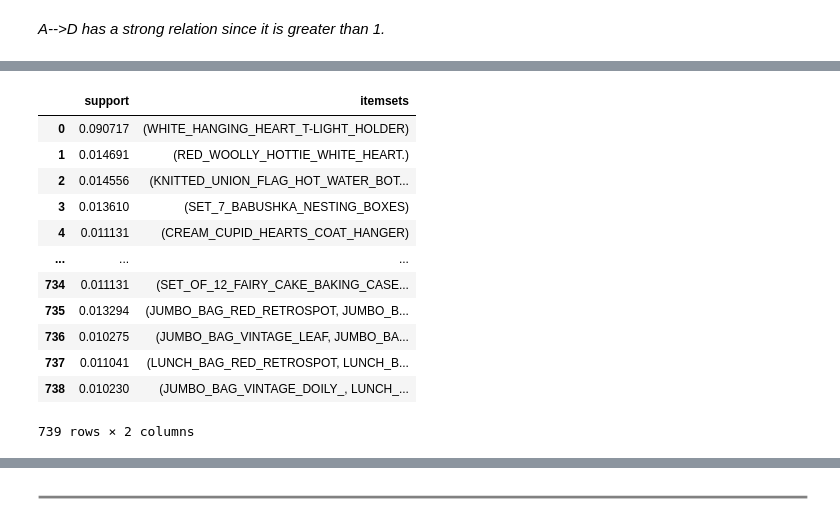
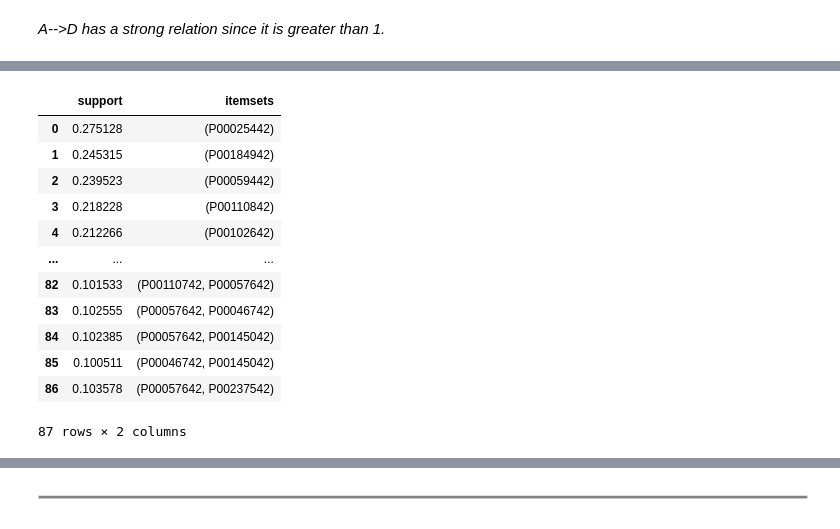
Before and after one commit to gulce0/IE-423, a Jupyter notebook: Task7_Gulce.ipynb, the cells around one changed output, grey strips where cells are left out. Saved outputs shown, nothing was run; the diff lists cells and outputs as text; code cells hidden in the pictures.

```diff
--- a/Task7_Gulce.ipynb
+++ b/Task7_Gulce.ipynb
@@ -104,8 +100,8 @@ Suppose we are interested in the relationship A -> B.  Then:
 # Encode data as transaction matrix
 from mlxtend.preprocessing import TransactionEncoder
 
-mdlRetTe = TransactionEncoder()
-mdlRetTe_array = mdlRetTe.fit(dfRetList).transform(dfRetList)
-dfRtb = pd.DataFrame(mdlRetTe_array, columns=mdlRetTe.columns_)
-dfRtb
+mdlBlcTe = TransactionEncoder()
+mdlBlcTe_array = mdlBlcTe.fit(dfBlcList).transform(dfBlcList)
+dfBlcb = pd.DataFrame(mdlBlcTe_array, columns=mdlBlcTe.columns_)
+dfBlcb
 # %% [output]
@@ -124,0 +123,6 @@ dfRtb
+# %%
+# Ensure the DataFrame contains only boolean values
+dfBlcb = dfBlcb.astype(bool)
+
+# Check the DataFrame
+print(dfBlcb.head())
@@ -172,6 +196,6 @@ Successfully installed mlxtend-0.23.1
 
 from mlxtend.frequent_patterns import fpgrowth
 
-frequent_itemsets = fpgrowth(dfRtb, min_support=0.01, use_colnames=True)
+frequent_itemsets = fpgrowth(dfBlcb, min_support=0.1, use_colnames=True)
 frequent_itemsets
 # %% [output]
@@ -180,16 +204,16 @@ Wall time: 4.31 s
 |  | support | itemsets |
-| 0 | 0.090717 | (WHITE_HANGING_HEART_T-LIGHT_HOLDER) |
-| 1 | 0.014691 | (RED_WOOLLY_HOTTIE_WHITE_HEART.) |
-| 2 | 0.014556 | (KNITTED_UNION_FLAG_HOT_WATER_BOT... |
-| 3 | 0.013610 | (SET_7_BABUSHKA_NESTING_BOXES) |
-| 4 | 0.011131 | (CREAM_CUPID_HEARTS_COAT_HANGER) |
+| 0 | 0.275128 | (P00025442) |
+| 1 | 0.245315 | (P00184942) |
+| 2 | 0.239523 | (P00059442) |
+| 3 | 0.218228 | (P00110842) |
+| 4 | 0.212266 | (P00102642) |
 | ... | ... | ... |
-| 734 | 0.011131 | (SET_OF_12_FAIRY_CAKE_BAKING_CASE... |
-| 735 | 0.013294 | (JUMBO_BAG_RED_RETROSPOT, JUMBO_B... |
-| 736 | 0.010275 | (JUMBO_BAG_VINTAGE_LEAF, JUMBO_BA... |
-| 737 | 0.011041 | (LUNCH_BAG_RED_RETROSPOT, LUNCH_B... |
-| 738 | 0.010230 | (JUMBO_BAG_VINTAGE_DOILY_, LUNCH_... |
+| 82 | 0.101533 | (P00110742, P00057642) |
+| 83 | 0.102555 | (P00057642, P00046742) |
+| 84 | 0.102385 | (P00057642, P00145042) |
+| 85 | 0.100511 | (P00046742, P00145042) |
+| 86 | 0.103578 | (P00057642, P00237542) |
-739 rows × 2 columns
+87 rows × 2 columns
 # %%
 # Evaluate the metrics, and filter the items and itemsets that have at least 70% confidence
 
```
Also changed, not shown: parts of 27 cells of this notebook.
